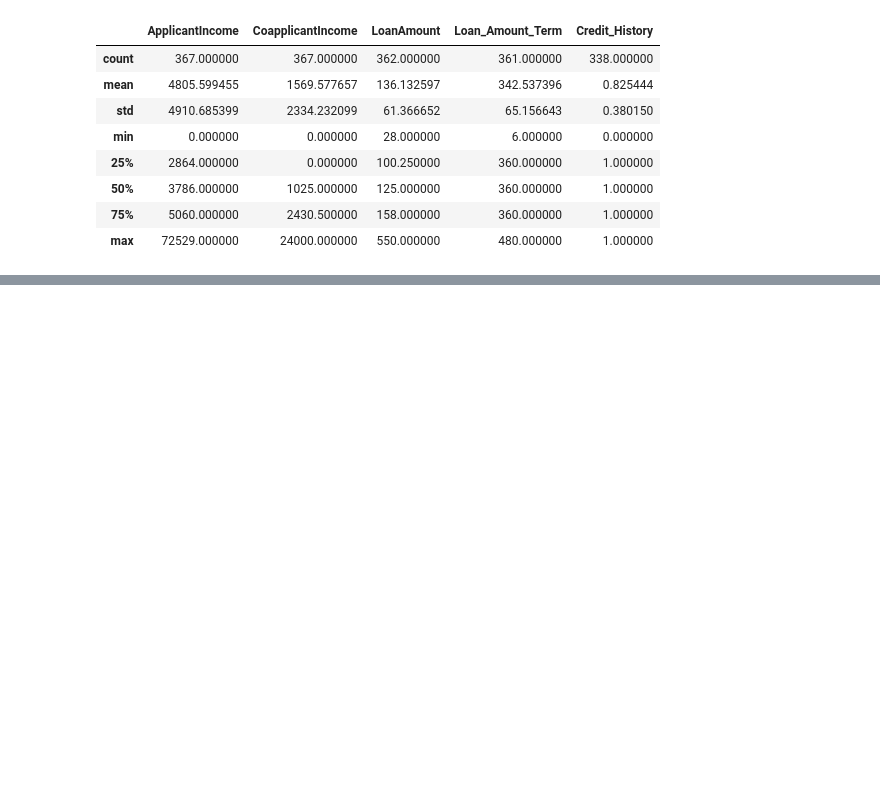
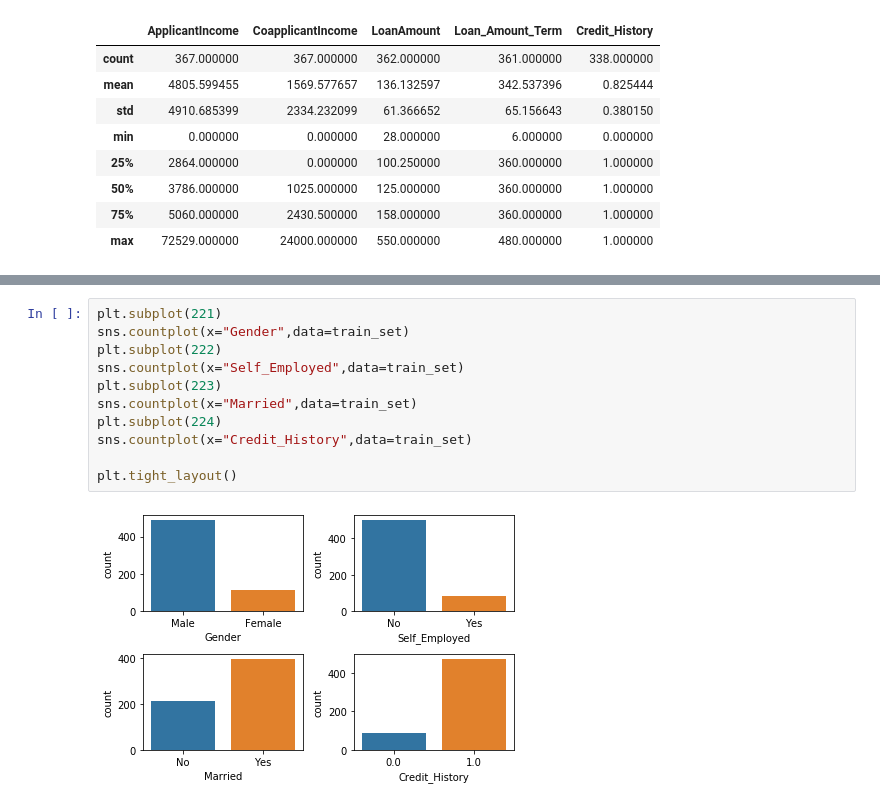
Before and after one commit to gato1005/LoanApproval, a Jupyter notebook: LoanPrediction.ipynb, the cells around one changed output, grey strips where cells are left out. Saved outputs shown, nothing was run; the diff lists cells and outputs as text; blank space fills up the shorter version.

```diff
--- a/LoanPrediction.ipynb
+++ b/LoanPrediction.ipynb
@@ -176,0 +243,13 @@ pwd
+# %%
+plt.subplot(221)
+sns.countplot(x="Gender",data=train_set)
+plt.subplot(222)
+sns.countplot(x="Self_Employed",data=train_set)
+plt.subplot(223)
+sns.countplot(x="Married",data=train_set)
+plt.subplot(224)
+sns.countplot(x="Credit_History",data=train_set)
+
+plt.tight_layout()
+# %% [output]
+[figure, added]
```
Also changed, not shown: parts of 27 cells of this notebook.
